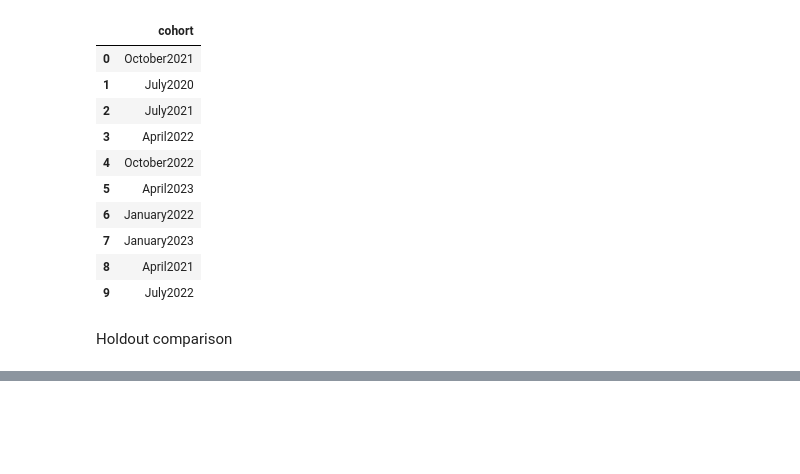
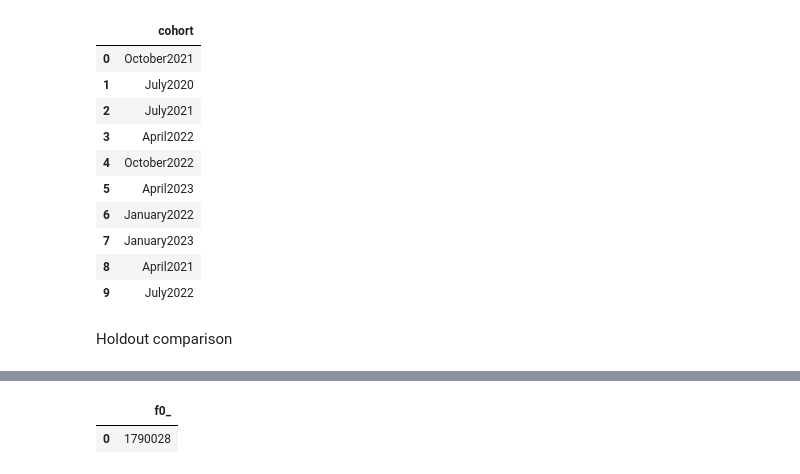
Before and after one commit to sandersli-nbc/CRM-Dashboard, a Jupyter notebook: test.ipynb, the cells around one changed output, grey strips where cells are left out. Saved outputs shown, nothing was run; the diff lists cells and outputs as text; code cells hidden in the pictures; blank space fills up the shorter version.

```diff
--- a/test.ipynb
+++ b/test.ipynb
@@ -834,0 +833,81 @@ WHERE registration_date >= DATE_SUB(DATETIME_TRUNC(@report_start_date, QUARTER),
+# %%
+params = {
+    'report_start_date': '2023-01-01',
+    'report_end_date': '2023-01-31'
+}
+# %%
+%%bigquery --project nbcu-ds-sandbox-a-001 --params $params
+
+with
+holdout as (
+    SELECT  DISTINCT holdout.adobe_tracking_id
+    FROM
+    (
+        SELECT  DISTINCT TrackingId AS adobe_tracking_id
+        FROM `nbcu-ds-prod-001.PeacockDataMartMarketingGold.HOLDOUT_GROUP`
+        WHERE cohort = format_timestamp('%B%Y', DATETIME_TRUNC(@report_start_date, QUARTER)) -- get cohort name as month of quarter start + year
+        AND Hold_Out_Type_Current = 'Owned Email Holdout'
+        AND DATE(TIMESTAMP(RegistrationDate), 'America/New_York') <= @report_end_date
+    ) holdout
+    -- Exclude those who are assigned to Email Holdout but actually received emails 1 month prior to holdout start (to include cooloff period)
+    LEFT JOIN (
+        SELECT DISTINCT adobe_tracking_id
+        FROM  `nbcu-ds-prod-001.PeacockDataMartSilver.SILVER_MPARTICLE_BRAZE`
+        WHERE event_name = 'Email Deliveries'
+        AND event_date BETWEEN @report_start_date and @report_end_date -- DATE_SUB(DATETIME_TRUNC(@report_start_date, QUARTER), INTERVAL 1 MONTH) and @report_end_date
+        AND LOWER(campaign_name) NOT LIKE 'transactional%' -- Exclude transactional emails
+    ) received
+    ON holdout.adobe_tracking_id = received.adobe_tracking_id
+    WHERE received.adobe_tracking_id IS NULL
+)
+, qualified as (
+    SELECT aid
+    FROM (
+        -- Engagement: Deliveries 4 months before start of the holdout period, defined as start of quarter
+        -- Silver MParticle instead
+        SELECT aid
+        FROM
+            (
+                SELECT DISTINCT identity
+                FROM  `nbcu-sdp-prod-003.sdp_persistent_views.BrazeMarketingView`
+                WHERE eventName = 'Email Deliveries'
+                AND date(eventTimestamp) BETWEEN DATE_SUB(DATETIME_TRUNC(@report_start_date, QUARTER), INTERVAL 4 MONTH) AND @report_start_date
+                AND lower(campaignName) NOT LIKE 'transactional%' -- Exclude transactional emails
+            ) engager_base
+        INNER JOIN `nbcu-ds-sandbox-a-001.SLi_sandbox.Braze_Id_Adobe_Id_Map` mapping
+        ON mapping.bid = engager_base.identity
+    )
+
+    UNION ALL
+
+    SELECT distinct adobe_tracking_id as aid
+    FROM `nbcu-ds-prod-001.PeacockDataMartSilver.SILVER_USER`
+    -- New users joining after 4 months before start of the cohort period
+    WHERE registration_date >= DATE_SUB(DATETIME_TRUNC(@report_start_date, QUARTER), INTERVAL 4 MONTH)
+)
+select count(distinct case when cohort = 'Holdout' then  delivered_and_holdout.adobe_tracking_id else null end)
+FROM (
+    SELECT *, 'Holdout' as cohort from holdout
+) delivered_and_holdout
+
+-- Include only those who received email in the current reporting period or are in holdout
+INNER JOIN qualified
+ON delivered_and_holdout.adobe_tracking_id = qualified.aid
+
+-- for after 2021/july, email channel only, take out all abandon MAAs
+INNER JOIN
+    (
+        SELECT  DISTINCT adobe_tracking_id
+        FROM `nbcu-ds-prod-001.PeacockDataMartSilver.SILVER_PRIMARY_DEVICES`
+        WHERE report_date = @report_end_date
+        AND date_of_last_view IS NOT NULL
+    ) abandon_maa
+ON delivered_and_holdout.adobe_tracking_id = abandon_maa.adobe_tracking_id
+
+-- exclude unsubscribed
+LEFT JOIN `nbcu-ds-sandbox-a-001.SLi_sandbox.Email_Unsubs_v4_Jan23` email_unsubs
+ON delivered_and_holdout.adobe_tracking_id = email_unsubs.adobe_tracking_id
+WHERE email_unsubs.adobe_tracking_id IS NULL
+# %% [output]
+|  | f0_ |
+| 0 | 1790028 |
```
Also changed, not shown: parts of 8 cells of this notebook, 6 other files.
